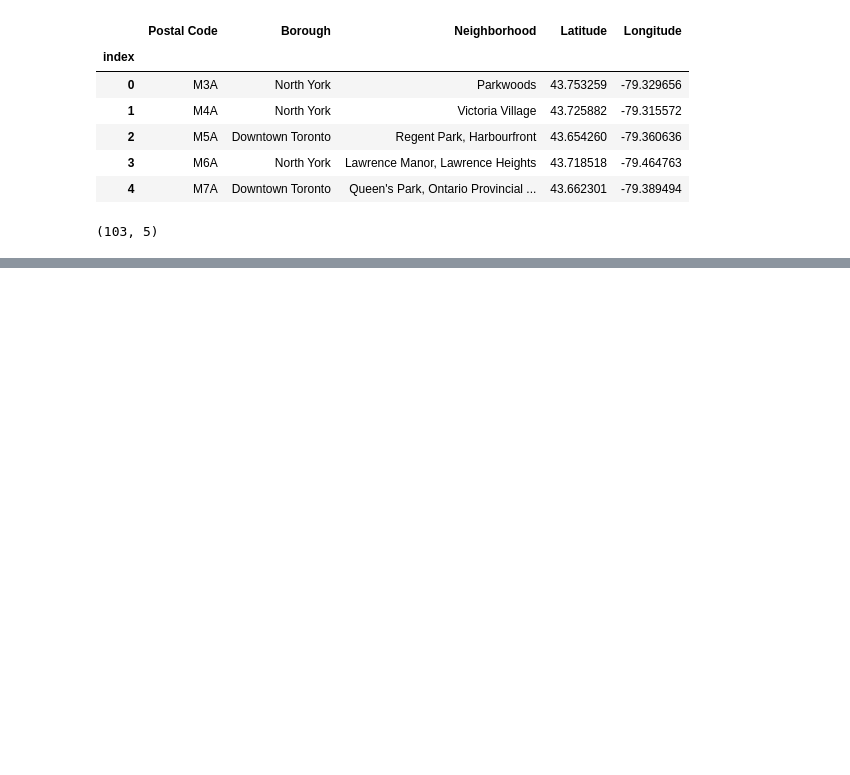
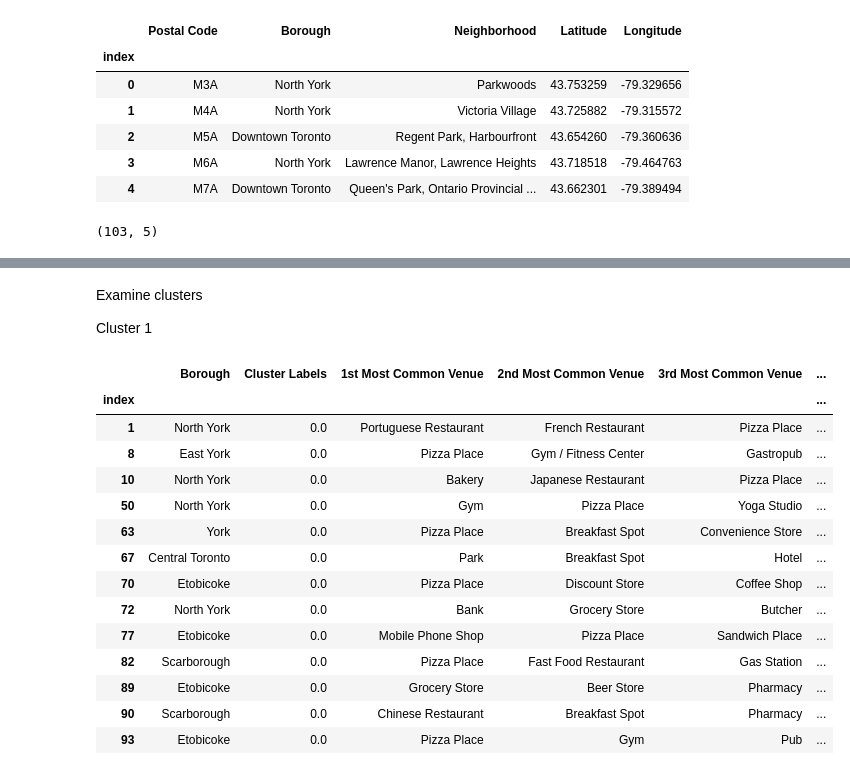
Before and after one commit to deepakssakkari/Data-Science-Capstone, a Jupyter notebook: Segmenting and Clustering Neighborhoods in Toronto.ipynb, the cells around one changed output, grey strips where cells are left out. Drawn from its saved outputs; the diff is of its cells as text; code cells hidden in the pictures; blank space fills up the shorter version.

```diff
--- a/Segmenting and Clustering Neighborhoods in Toronto.ipynb
+++ b/Segmenting and Clustering Neighborhoods in Toronto.ipynb
@@ -184,0 +610,22 @@ df.shape
+# %% [markdown]
+Examine clusters
+
+Cluster 1
+# %%
+toronto_merged_nonan.loc[toronto_merged_nonan['Cluster Labels'] == 0, toronto_merged_nonan.columns[[1] + list(range(5, toronto_merged_nonan.shape[1]))]]
+# %% [output]
+|  | Borough | Cluster Labels | 1st Most Common Venue | 2nd Most Common Venue | 3rd Most Common Venue | ... |
+| index |  |  |  |  |  | ... |
+| 1 | North York | 0.0 | Portuguese Restaurant | French Restaurant | Pizza Place | ... |
+| 8 | East York | 0.0 | Pizza Place | Gym / Fitness Center | Gastropub | ... |
+| 10 | North York | 0.0 | Bakery | Japanese Restaurant | Pizza Place | ... |
+| 50 | North York | 0.0 | Gym | Pizza Place | Yoga Studio | ... |
+| 63 | York | 0.0 | Pizza Place | Breakfast Spot | Convenience Store | ... |
+| 67 | Central Toronto | 0.0 | Park | Breakfast Spot | Hotel | ... |
+| 70 | Etobicoke | 0.0 | Pizza Place | Discount Store | Coffee Shop | ... |
+| 72 | North York | 0.0 | Bank | Grocery Store | Butcher | ... |
+| 77 | Etobicoke | 0.0 | Mobile Phone Shop | Pizza Place | Sandwich Place | ... |
+| 82 | Scarborough | 0.0 | Pizza Place | Fast Food Restaurant | Gas Station | ... |
+| 89 | Etobicoke | 0.0 | Grocery Store | Beer Store | Pharmacy | ... |
+| 90 | Scarborough | 0.0 | Chinese Restaurant | Breakfast Spot | Pharmacy | ... |
+| 93 | Etobicoke | 0.0 | Pizza Place | Gym | Pub | ... |
```
Also changed, not shown: parts of 44 cells of this notebook.
